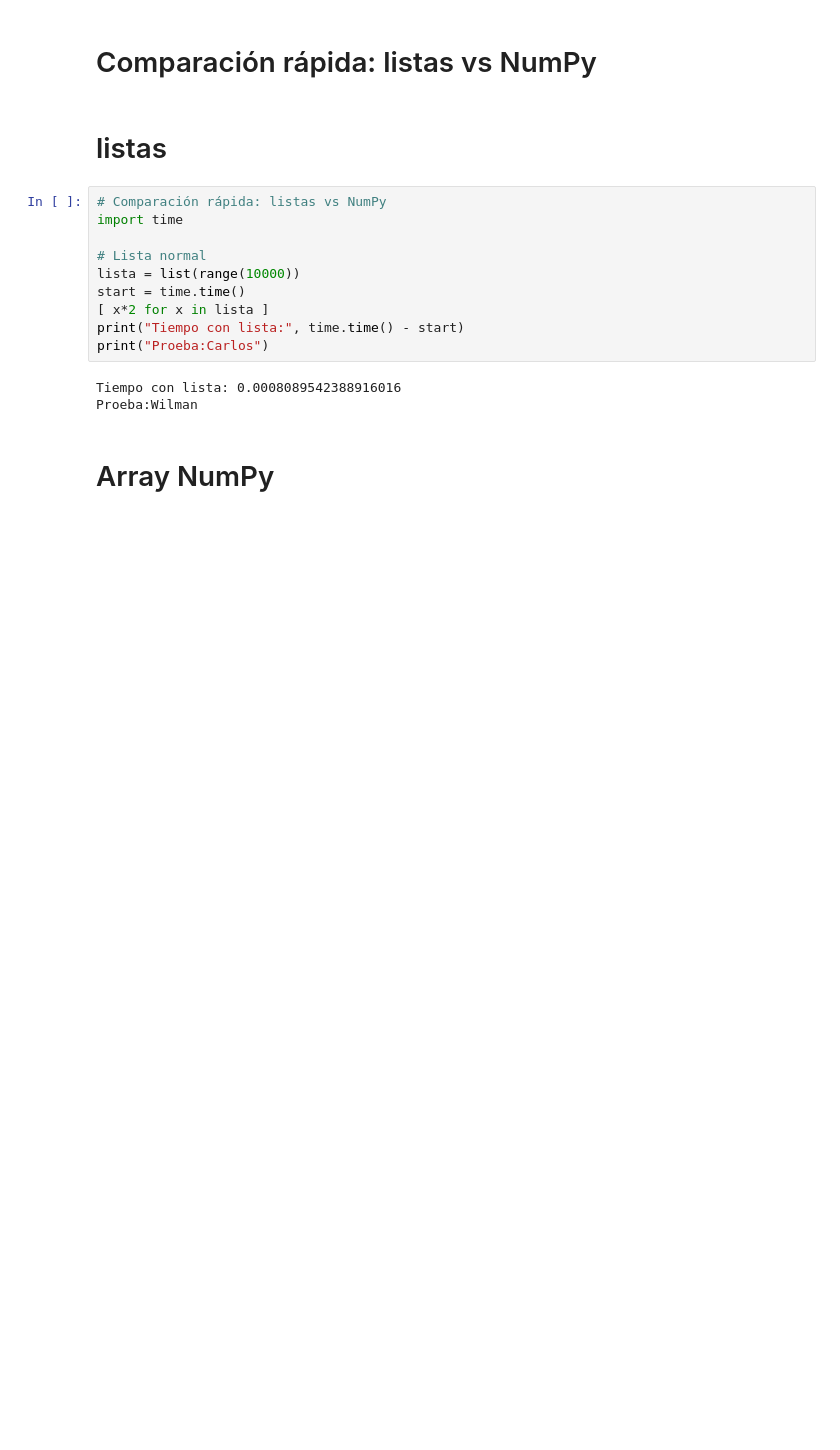
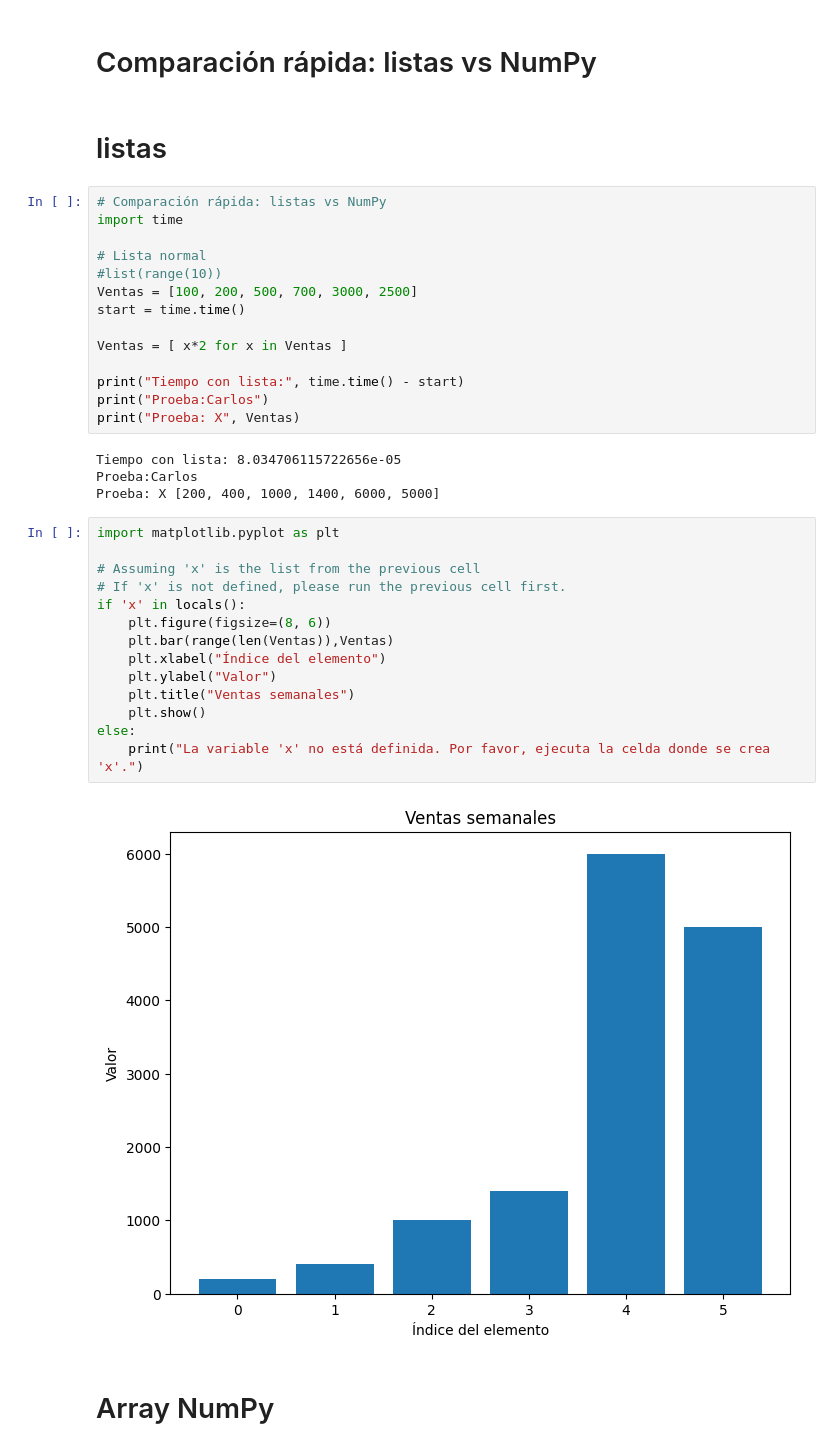
Before and after one commit to wilmanAQ/Inteligencia_Artificial, a Jupyter notebook: Clase1_numpy_segundo_corte_IA.ipynb, the cells around one changed output. Cells and saved outputs as stored; diff of their text form; blank space fills up the shorter version.

```diff
--- a/Clase1_numpy_segundo_corte_IA.ipynb
+++ b/Clase1_numpy_segundo_corte_IA.ipynb
@@ -46,14 +46,35 @@ Versión de NumPy: 2.0.2
 import time
 
 # Lista normal
-lista = list(range(10000))
+#list(range(10))
+Ventas = [100, 200, 500, 700, 3000, 2500]
 start = time.time()
-[ x*2 for x in lista ]
+
+Ventas = [ x*2 for x in Ventas ]
+
 print("Tiempo con lista:", time.time() - start)
 print("Proeba:Carlos")
+print("Proeba: X", Ventas)
 # %% [output]
-Tiempo con lista: 0.0008089542388916016
-Proeba:Wilman
+Tiempo con lista: 8.034706115722656e-05
+Proeba:Carlos
+Proeba: X [200, 400, 1000, 1400, 6000, 5000]
+# %%
+import matplotlib.pyplot as plt
+
+# Assuming 'x' is the list from the previous cell
+# If 'x' is not defined, please run the previous cell first.
+if 'x' in locals():
+    plt.figure(figsize=(8, 6))
+    plt.bar(range(len(Ventas)),Ventas)
+    plt.xlabel("Índice del elemento")
+    plt.ylabel("Valor")
+    plt.title("Ventas semanales")
+    plt.show()
+else:
+    print("La variable 'x' no está definida. Por favor, ejecuta la celda donde se crea 'x'.")
+# %% [output]
+[figure, added]
 # %% [markdown]
 # Array NumPy
 # %%
```
Also changed, not shown: parts of 4 cells of this notebook.
